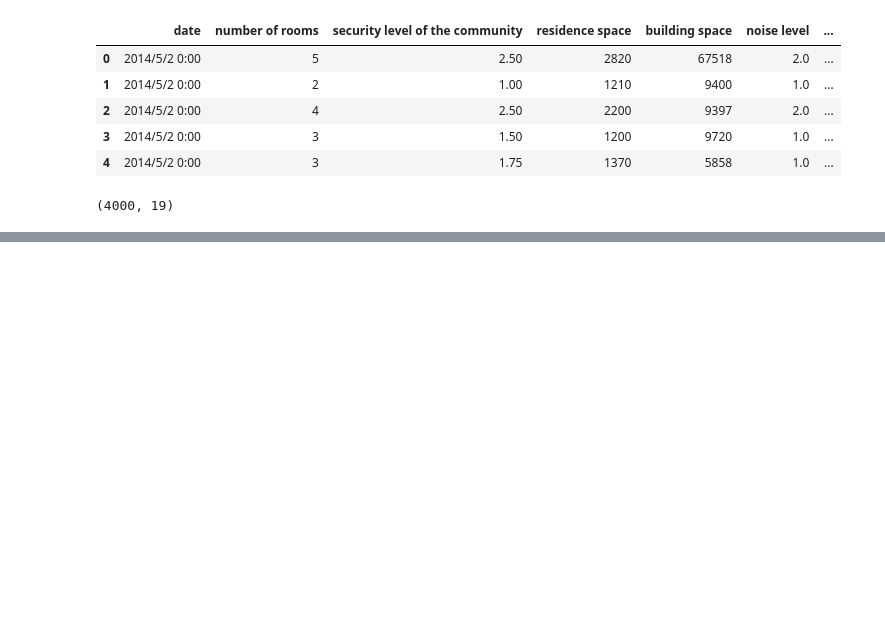
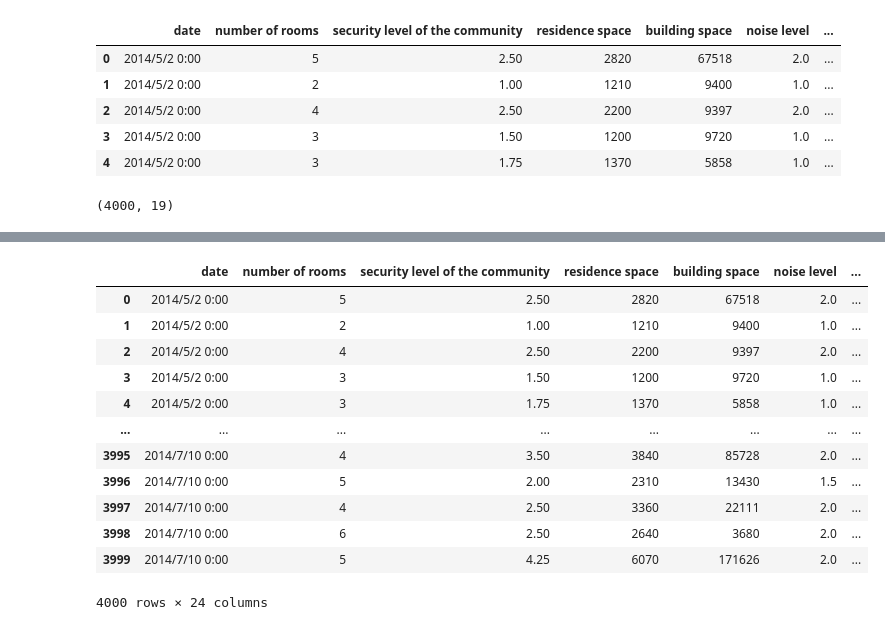
Before and after one commit to hereistheusername/Estate-Analysis, a Jupyter notebook: EstateAnalysis.ipynb, the cells around one changed output, grey strips where cells are left out. Saved outputs shown, nothing was run; the diff lists cells and outputs as text; code cells hidden in the pictures; blank space fills up the shorter version.

```diff
--- a/EstateAnalysis.ipynb
+++ b/EstateAnalysis.ipynb
@@ -80,0 +86,3 @@ data_dropped_two_columns.shape
+# %%
+df_t2 = pd.read_csv('{}Train_Data_without_Unit_Prices.csv'.format(DATA_DIR))
+df_t2.info()
@@ -80,0 +195,3 @@ data_dropped_two_columns.shape
+# %%
+zip_2_latlng_df = pd.read_csv('{}2013_us_zipcode_latlng.csv'.format(DATA_DIR))
+zip_2_latlng_df.head()
@@ -80,0 +205,3 @@ data_dropped_two_columns.shape
+# %%
+df_t2['int zip code'] = df_t2['zip code'].apply(lambda x: int(str(x)[-5:]))
+df_t2.head()
@@ -80,0 +226,18 @@ data_dropped_two_columns.shape
+# %%
+fmt = '%Y/%m/%d %H:%M'
+df_t2_mapped['datetime'] = pd.to_datetime(df_t2_mapped['date'], format=fmt)
+df_t2_mapped
+# %% [output]
+|  | date | number of rooms | security level of the community | residence space | building space | noise level | ... |
+| 0 | 2014/5/2 0:00 | 5 | 2.50 | 2820 | 67518 | 2.0 | ... |
+| 1 | 2014/5/2 0:00 | 2 | 1.00 | 1210 | 9400 | 1.0 | ... |
+| 2 | 2014/5/2 0:00 | 4 | 2.50 | 2200 | 9397 | 2.0 | ... |
+| 3 | 2014/5/2 0:00 | 3 | 1.50 | 1200 | 9720 | 1.0 | ... |
+| 4 | 2014/5/2 0:00 | 3 | 1.75 | 1370 | 5858 | 1.0 | ... |
+| ... | ... | ... | ... | ... | ... | ... | ... |
+| 3995 | 2014/7/10 0:00 | 4 | 3.50 | 3840 | 85728 | 2.0 | ... |
+| 3996 | 2014/7/10 0:00 | 5 | 2.00 | 2310 | 13430 | 1.5 | ... |
+| 3997 | 2014/7/10 0:00 | 4 | 2.50 | 3360 | 22111 | 2.0 | ... |
+| 3998 | 2014/7/10 0:00 | 6 | 2.50 | 2640 | 3680 | 2.0 | ... |
+| 3999 | 2014/7/10 0:00 | 5 | 4.25 | 6070 | 171626 | 2.0 | ... |
+4000 rows × 24 columns
```
Also changed, not shown: parts of 29 cells of this notebook, 1 other file.
